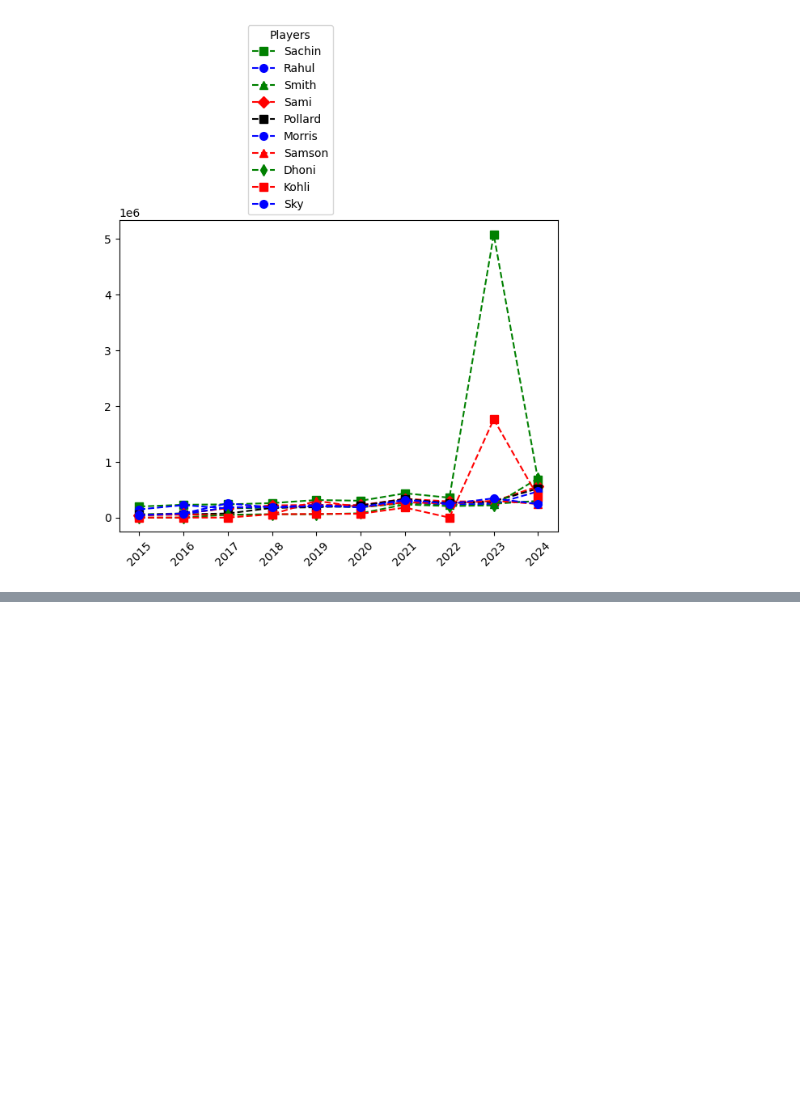
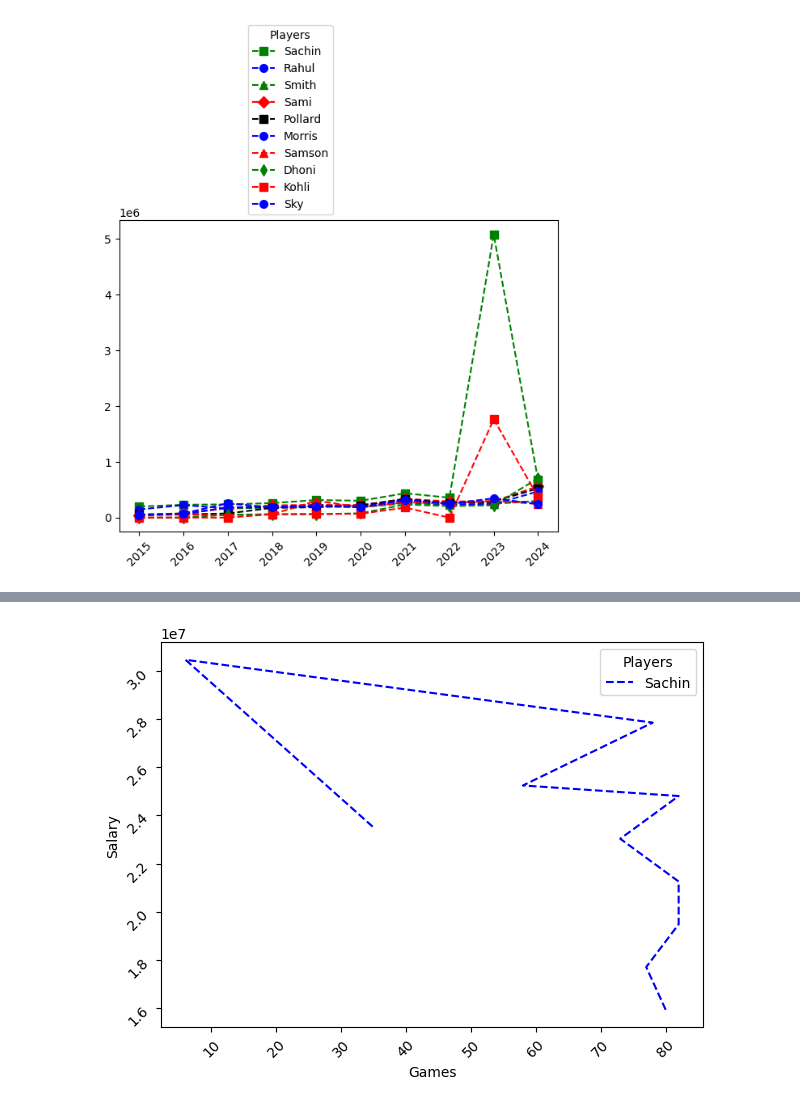
Before and after one commit to code101-wq/Data_Analysis, a Jupyter notebook: numpy_and_plot.ipynb, the cells around one changed output, grey strips where cells are left out. Drawn from its saved outputs; the diff is of its cells as text; code cells hidden in the pictures; blank space fills up the shorter version.

```diff
--- a/numpy_and_plot.ipynb
+++ b/numpy_and_plot.ipynb
@@ -528,0 +537,11 @@ plt.show()
+# %%
+# Labeling the axis
+plt.plot(Sachin_G, Sachin_Salary, c = 'b', ls='--', label=Players[0])
+plt.xticks(rotation=45)
+plt.yticks(rotation=45)
+plt.xlabel("Games")
+plt.ylabel("Salary")
+plt.legend(title="Players")
+plt.show()
+# %% [output]
+[figure, added]
```
Also changed, not shown: parts of 1 cell of this notebook.
